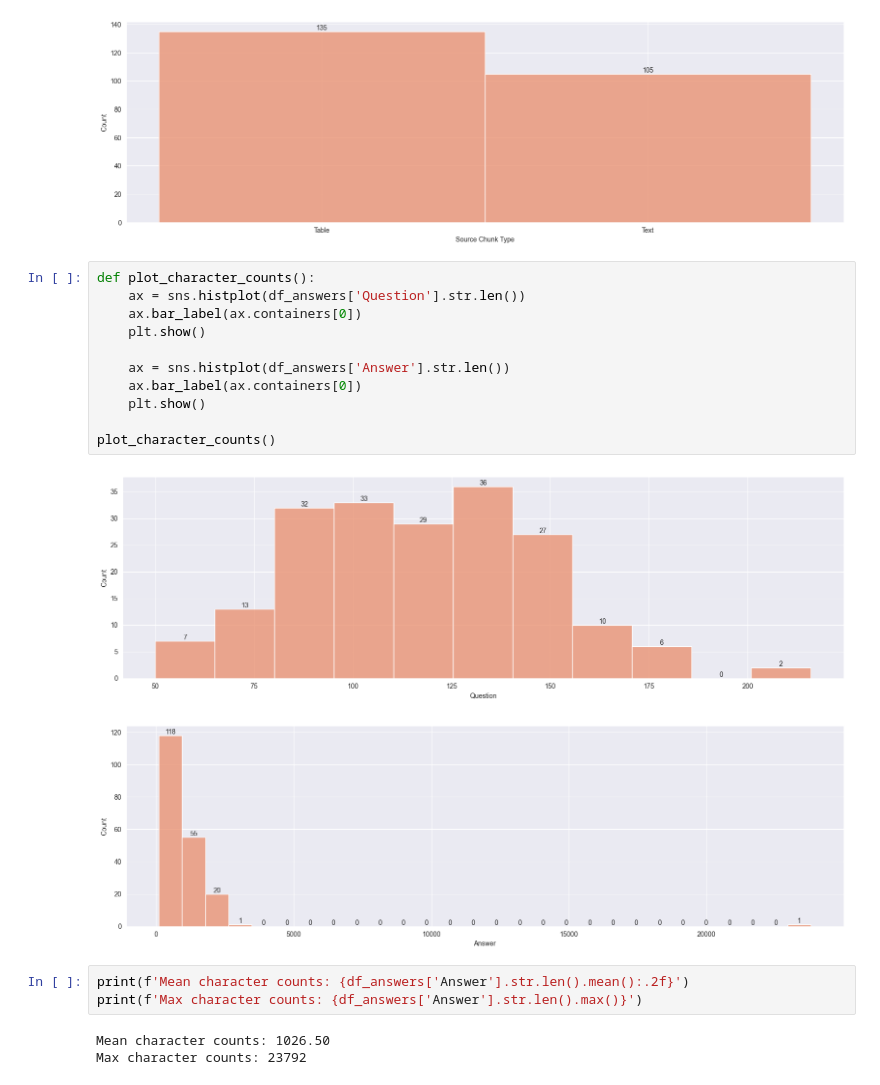
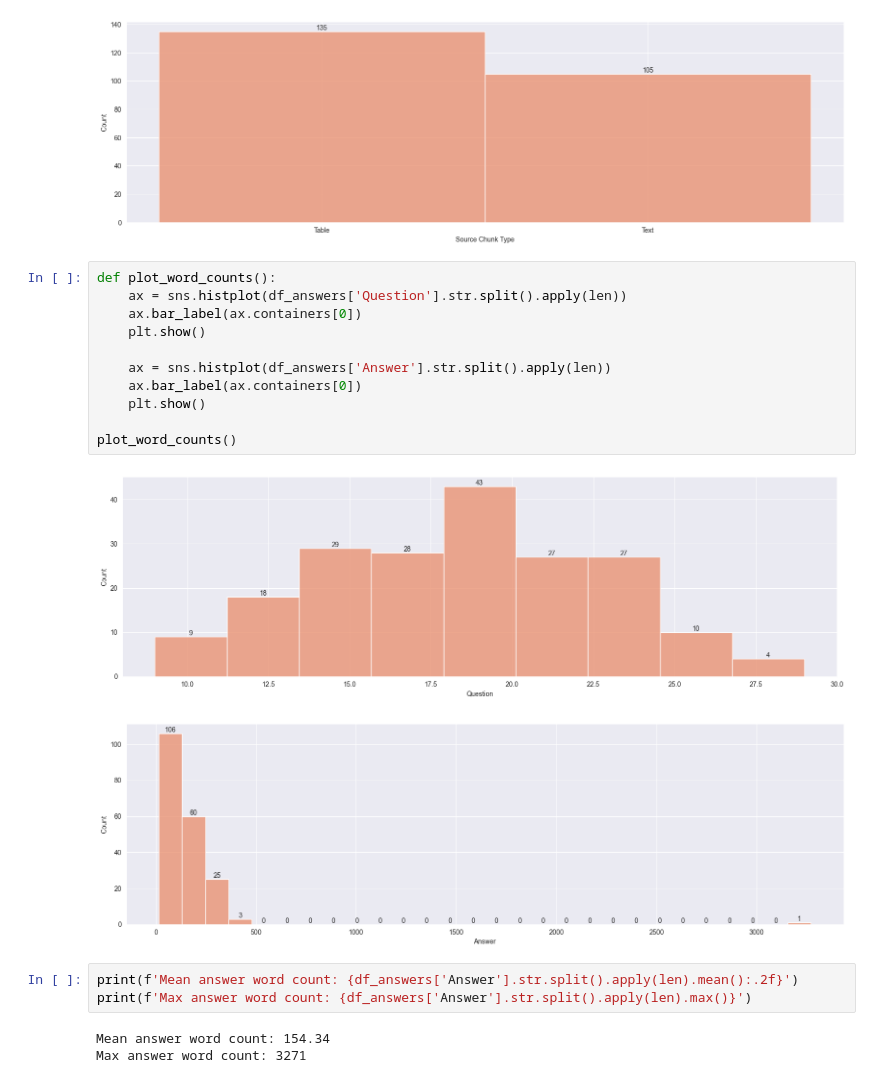
Before and after one commit to sixamsunriseee/rag-form10q, a Jupyter notebook: notebooks/eda_questions.ipynb, the cells around one changed output. Drawn from its saved outputs; the diff is of its cells as text.

Commit message:
use word counts and log outlier response

```diff
--- a/notebooks/eda_questions.ipynb
+++ b/notebooks/eda_questions.ipynb
@@ -54,22 +54,22 @@ plot_histograms()
 [figure]
 [figure]
 # %%
-def plot_character_counts():
-    ax = sns.histplot(df_answers['Question'].str.len())
+def plot_word_counts():
+    ax = sns.histplot(df_answers['Question'].str.split().apply(len))
     ax.bar_label(ax.containers[0])
     plt.show()
 
-    ax = sns.histplot(df_answers['Answer'].str.len())
+    ax = sns.histplot(df_answers['Answer'].str.split().apply(len))
     ax.bar_label(ax.containers[0])
     plt.show()
 
-plot_character_counts()
+plot_word_counts()
 # %% [output]
-[figure, old version]
+[figure, new version]
-[figure, old version]
+[figure, new version]
 # %%
-print(f'Mean character counts: {df_answers['Answer'].str.len().mean():.2f}')
-print(f'Max character counts: {df_answers['Answer'].str.len().max()}')
+print(f'Mean answer word count: {df_answers['Answer'].str.split().apply(len).mean():.2f}')
+print(f'Max answer word count: {df_answers['Answer'].str.split().apply(len).max()}')
 # %% [output]
-Mean character counts: 1026.50
-Max character counts: 23792
+Mean answer word count: 154.34
+Max answer word count: 3271
```
Also changed, not shown: parts of 2 cells of this notebook.
